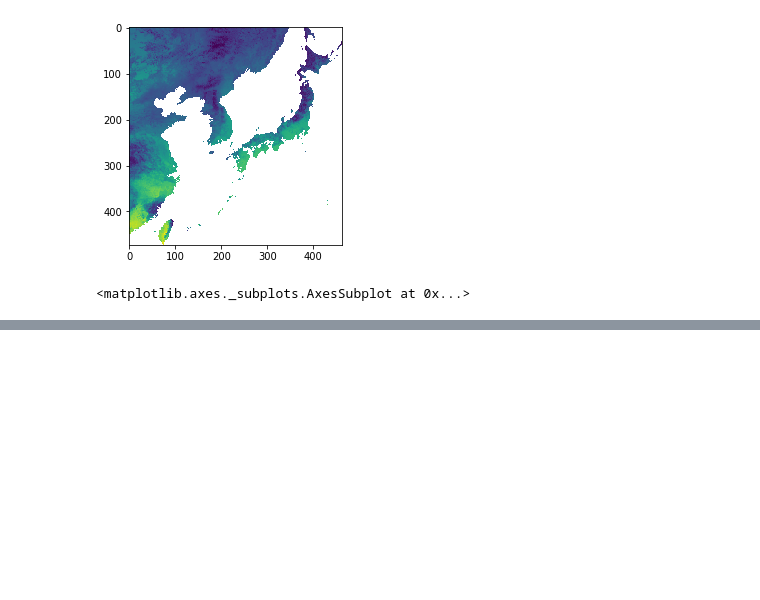
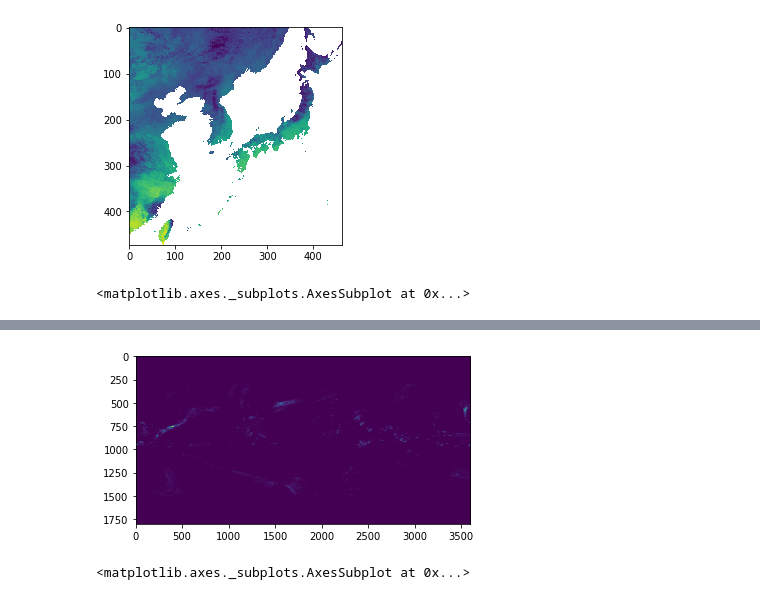
Before and after one commit to cogito288/GEMS_python, a Jupyter notebook: python-refactor/Code/pre_02_raw/test.ipynb, the cells around one changed output, grey strips where cells are left out. Saved outputs shown, nothing was run; the diff lists cells and outputs as text; code cells hidden in the pictures; blank space fills up the shorter version.

```diff
--- a/python-refactor/Code/pre_02_raw/test.ipynb
+++ b/python-refactor/Code/pre_02_raw/test.ipynb
@@ -138,0 +484,15 @@ show(arr2)
+# %%
+mat = matlab.loadmat(os.path.join('/home/cogito/GEMS_python/python-refactor/Data/Preprocessed_raw/GPM/AP_24h_hourly/2016/'
+                                  +'gpm_AP_2016_002_UTC01.mat'))
+mat2 = matlab.loadmat('gpm_AP_2016_002_UTC01.mat')
+arr = mat['precip']
+arr2 = mat2['precip']
+
+print (arr.shape)
+print (arr2.shape)
+
+print (np.nanmax(np.abs(arr-arr2)))
+
+print (np.all(arr==arr2))
+print (np.all(np.isclose(arr, arr2)))
+print (arr==arr2)
@@ -138,0 +512,5 @@ show(arr2)
+# %%
+show(arr)
+# %% [output]
+[figure, added]
+<matplotlib.axes._subplots.AxesSubplot at 0x...>
```
Also changed, not shown: parts of 123 cells of this notebook, 58 other files.
